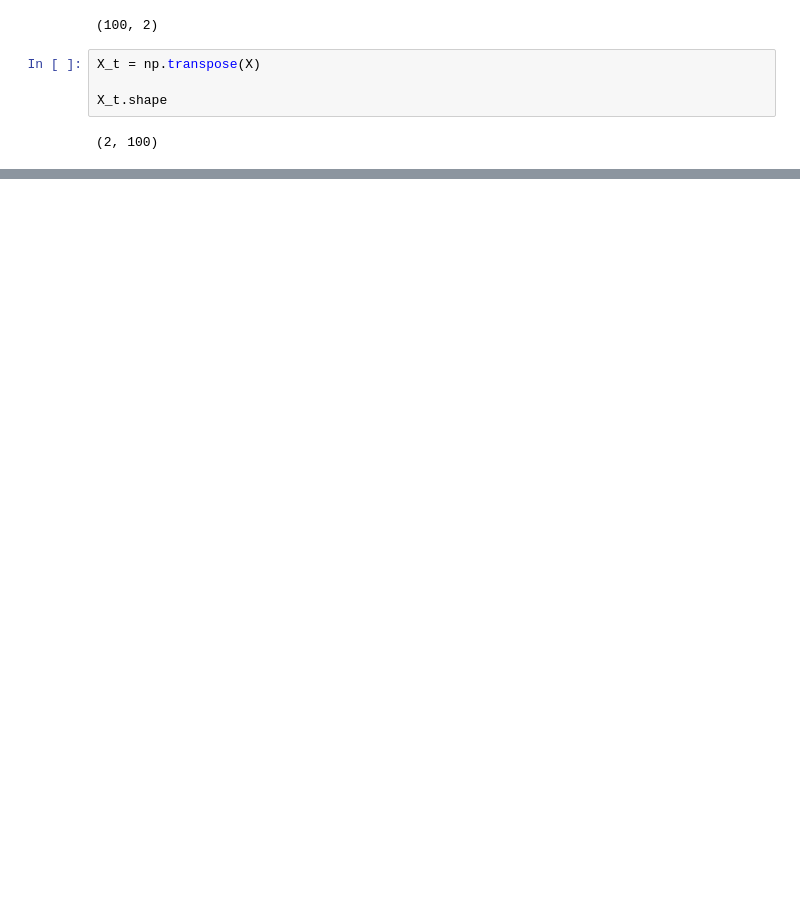
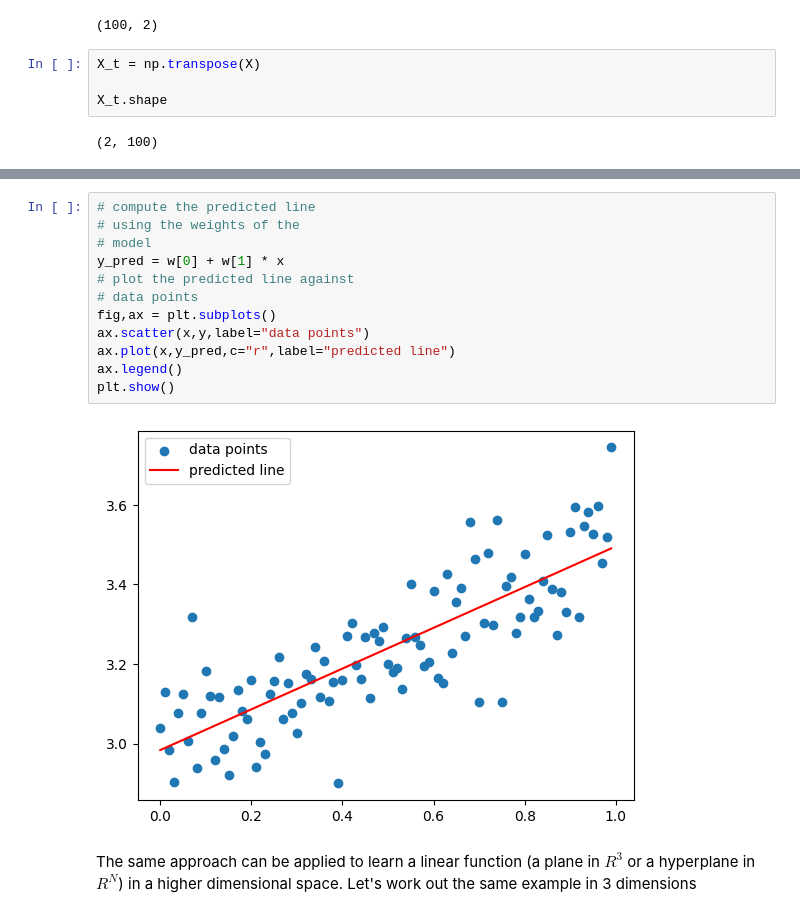
Before and after one commit to giorgiodema/Machine-Learning-2023, a Jupyter notebook: notebooks/02regression.ipynb, the cells around one changed output, grey strips where cells are left out. Cells and saved outputs as stored; diff of their text form; blank space fills up the shorter version.

```diff
--- a/notebooks/02regression.ipynb
+++ b/notebooks/02regression.ipynb
@@ -77,0 +93,16 @@ X_t.shape
+# %%
+# compute the predicted line
+# using the weights of the
+# model
+y_pred = w[0] + w[1] * x
+# plot the predicted line against
+# data points
+fig,ax = plt.subplots()
+ax.scatter(x,y,label="data points")
+ax.plot(x,y_pred,c="r",label="predicted line")
+ax.legend()
+plt.show()
+# %% [output]
+[figure, added]
+# %% [markdown]
+The same approach can be applied to learn a linear function (a plane in $R^3$ or a hyperplane in $R^N$) in a higher dimensional space. Let's work out the same example in 3 dimensions
```
Also changed, not shown: parts of 13 cells of this notebook, 2 other files.
